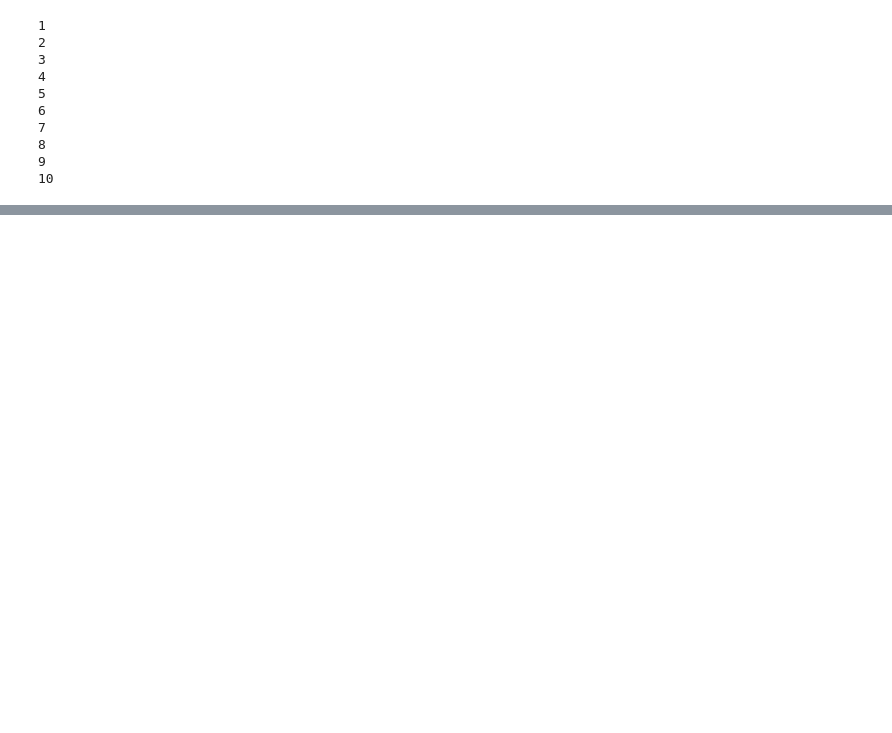
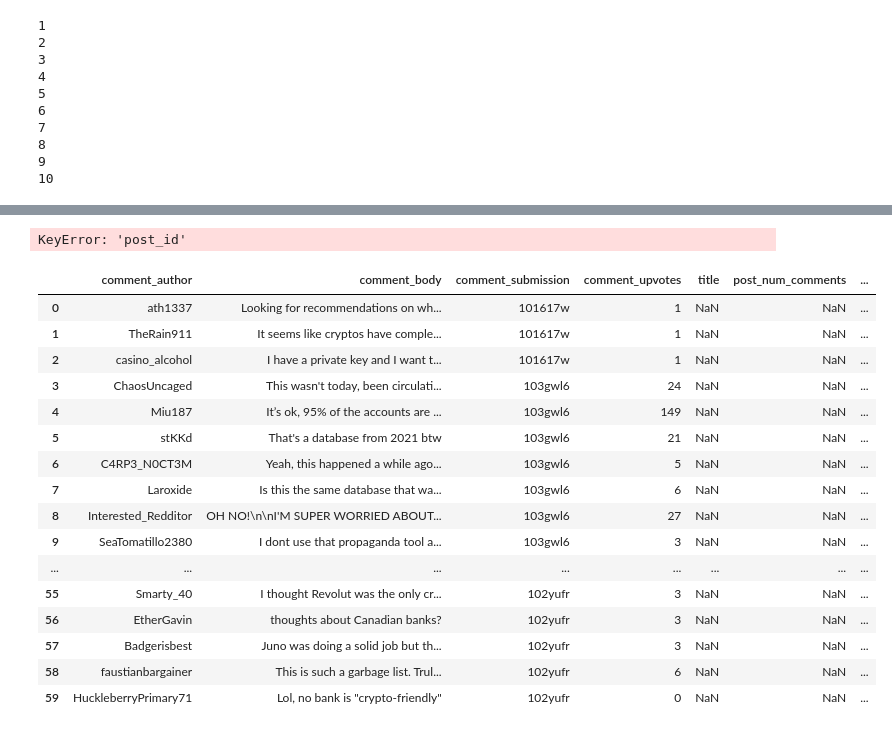
Before and after one commit to ssaurbier/subreddit_nlp, a Jupyter notebook: API.ipynb, the cells around one changed output, grey strips where cells are left out. Cells and saved outputs as stored; diff of their text form; code cells hidden in the pictures; blank space fills up the shorter version.

```diff
--- a/API.ipynb
+++ b/API.ipynb
@@ -110,3 +123,3 @@ df_post.head()
 # %%
-df_post['datetime'] = pd.to_datetime(df_post['datetime'], unit = 's')
+df_posts['post_datetime'] = pd.to_datetime(df_posts['post_datetime'], unit = 's')
 # %%
@@ -130,6 +143,6 @@ Data columns (total 10 columns):
 dtypes: datetime64[ns](1), float64(2), int64(3), object(4)
 memory usage: 928.0+ bytes
 # %%
-df_post['date'] = df_post['datetime'].dt.date
-df_post['time'] = df_post['datetime'].dt.time
+df_posts['post_date'] = df_posts['post_datetime'].dt.date
+df_posts['post_time'] = df_posts['post_datetime'].dt.time
 # %%
@@ -157,0 +165,24 @@ Name: time, dtype: int64
+# %%
+df_joined = df_post.merge(df_comments, left_on='post_id', right_on='comment_submission', how='right')
+# %% [output]
+KeyError: 'post_id'
+# %%
+df_joined
+# %% [output]
+|  | comment_author | comment_body | comment_submission | comment_upvotes | title | post_num_comments | ... |
+| 0 | ath1337 | Looking for recommendations on wh... | 101617w | 1 | NaN | NaN | ... |
+| 1 | TheRain911 | It seems like cryptos have comple... | 101617w | 1 | NaN | NaN | ... |
+| 2 | casino_alcohol | I have a private key and I want t... | 101617w | 1 | NaN | NaN | ... |
+| 3 | ChaosUncaged | This wasn't today, been circulati... | 103gwl6 | 24 | NaN | NaN | ... |
+| 4 | Miu187 | It’s ok, 95% of the accounts are ... | 103gwl6 | 149 | NaN | NaN | ... |
+| 5 | stKKd | That's a database from 2021 btw | 103gwl6 | 21 | NaN | NaN | ... |
+| 6 | C4RP3_N0CT3M | Yeah, this happened a while ago... | 103gwl6 | 5 | NaN | NaN | ... |
+| 7 | Laroxide | Is this the same database that wa... | 103gwl6 | 6 | NaN | NaN | ... |
+| 8 | Interested_Redditor | OH NO!\n\nI'M SUPER WORRIED ABOUT... | 103gwl6 | 27 | NaN | NaN | ... |
+| 9 | SeaTomatillo2380 | I dont use that propaganda tool a... | 103gwl6 | 3 | NaN | NaN | ... |
+| ... | ... | ... | ... | ... | ... | ... | ... |
+| 55 | Smarty_40 | I thought Revolut was the only cr... | 102yufr | 3 | NaN | NaN | ... |
+| 56 | EtherGavin | thoughts about Canadian banks? | 102yufr | 3 | NaN | NaN | ... |
+| 57 | Badgerisbest | Juno was doing a solid job but th... | 102yufr | 3 | NaN | NaN | ... |
+| 58 | faustianbargainer | This is such a garbage list. Trul... | 102yufr | 6 | NaN | NaN | ... |
+| 59 | HuckleberryPrimary71 | Lol, no bank is "crypto-friendly" | 102yufr | 0 | NaN | NaN | ... |
```
Also changed, not shown: parts of 7 cells of this notebook.
